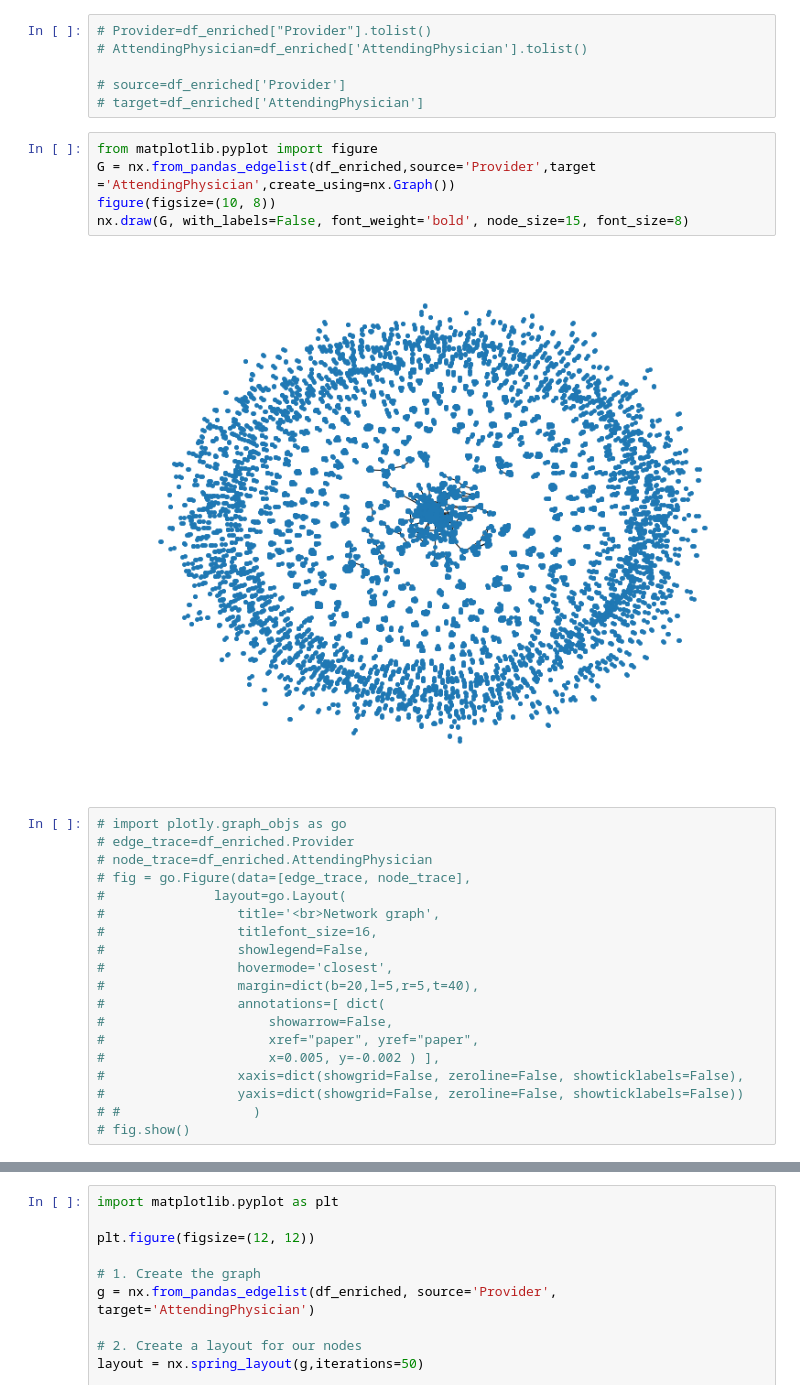
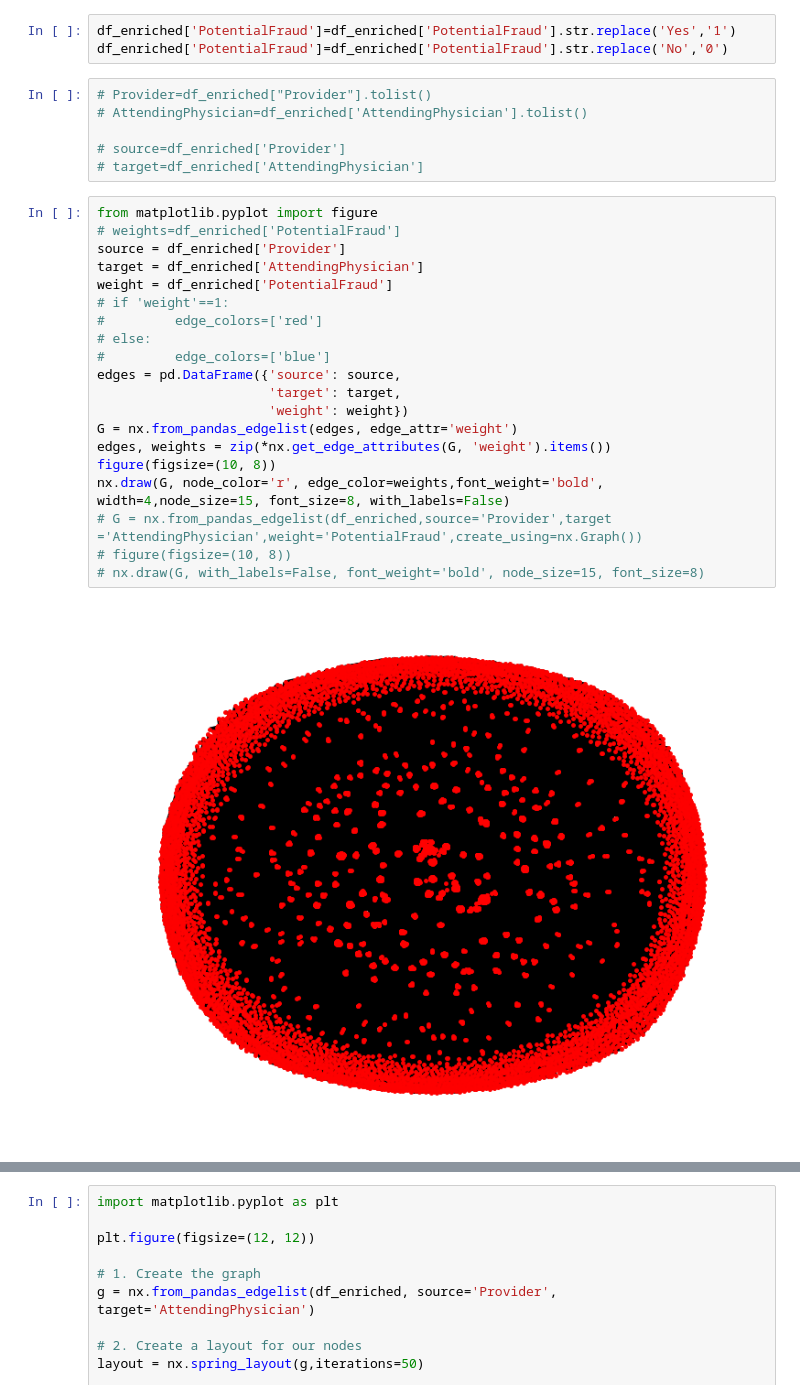
Before and after one commit to dhruv-suraj/Project, a Jupyter notebook: Networkx/network_x.ipynb, the cells around one changed output, grey strips where cells are left out. Cells and saved outputs as stored; diff of their text form.

```diff
--- a/Networkx/network_x.ipynb
+++ b/Networkx/network_x.ipynb
@@ -82,3 +89,6 @@ df_enriched.head()
+# %%
+df_enriched['PotentialFraud']=df_enriched['PotentialFraud'].str.replace('Yes','1')
+df_enriched['PotentialFraud']=df_enriched['PotentialFraud'].str.replace('No','0')
 # %%
 # Provider=df_enriched["Provider"].tolist()
 # AttendingPhysician=df_enriched['AttendingPhysician'].tolist()
@@ -87,27 +97,23 @@ df_enriched.head()
 # target=df_enriched['AttendingPhysician']
 # %%
 from matplotlib.pyplot import figure
-G = nx.from_pandas_edgelist(df_enriched,source='Provider',target ='AttendingPhysician',create_using=nx.Graph())
+# weights=df_enriched['PotentialFraud']
+source = df_enriched['Provider']
+target = df_enriched['AttendingPhysician']
+weight = df_enriched['PotentialFraud']
+# if 'weight'==1:
+#         edge_colors=['red']
+# else:
+#         edge_colors=['blue']
+edges = pd.DataFrame({'source': source,
+                      'target': target,
+                      'weight': weight})
+G = nx.from_pandas_edgelist(edges, edge_attr='weight')
+edges, weights = zip(*nx.get_edge_attributes(G, 'weight').items())
 figure(figsize=(10, 8))
-nx.draw(G, with_labels=False, font_weight='bold', node_size=15, font_size=8)
+nx.draw(G, node_color='r', edge_color=weights,font_weight='bold', width=4,node_size=15, font_size=8, with_labels=False)
+# G = nx.from_pandas_edgelist(df_enriched,source='Provider',target ='AttendingPhysician',weight='PotentialFraud',create_using=nx.Graph())
+# figure(figsize=(10, 8))
+# nx.draw(G, with_labels=False, font_weight='bold', node_size=15, font_size=8)
 # %% [output]
-[figure, old version]
+[figure, new version]
-# %%
-# import plotly.graph_objs as go
-# edge_trace=df_enriched.Provider
-# node_trace=df_enriched.AttendingPhysician
-# fig = go.Figure(data=[edge_trace, node_trace],
-#              layout=go.Layout(
-#                 title='<br>Network graph',
-#                 titlefont_size=16,
-#                 showlegend=False,
-#                 hovermode='closest',
-#                 margin=dict(b=20,l=5,r=5,t=40),
-#                 annotations=[ dict(
-#                     showarrow=False,
-#                     xref="paper", yref="paper",
-#                     x=0.005, y=-0.002 ) ],
-#                 xaxis=dict(showgrid=False, zeroline=False, showticklabels=False),
-#                 yaxis=dict(showgrid=False, zeroline=False, showticklabels=False))
-# #                 )
-# fig.show()
```
Also changed, not shown: parts of 32 cells of this notebook.
